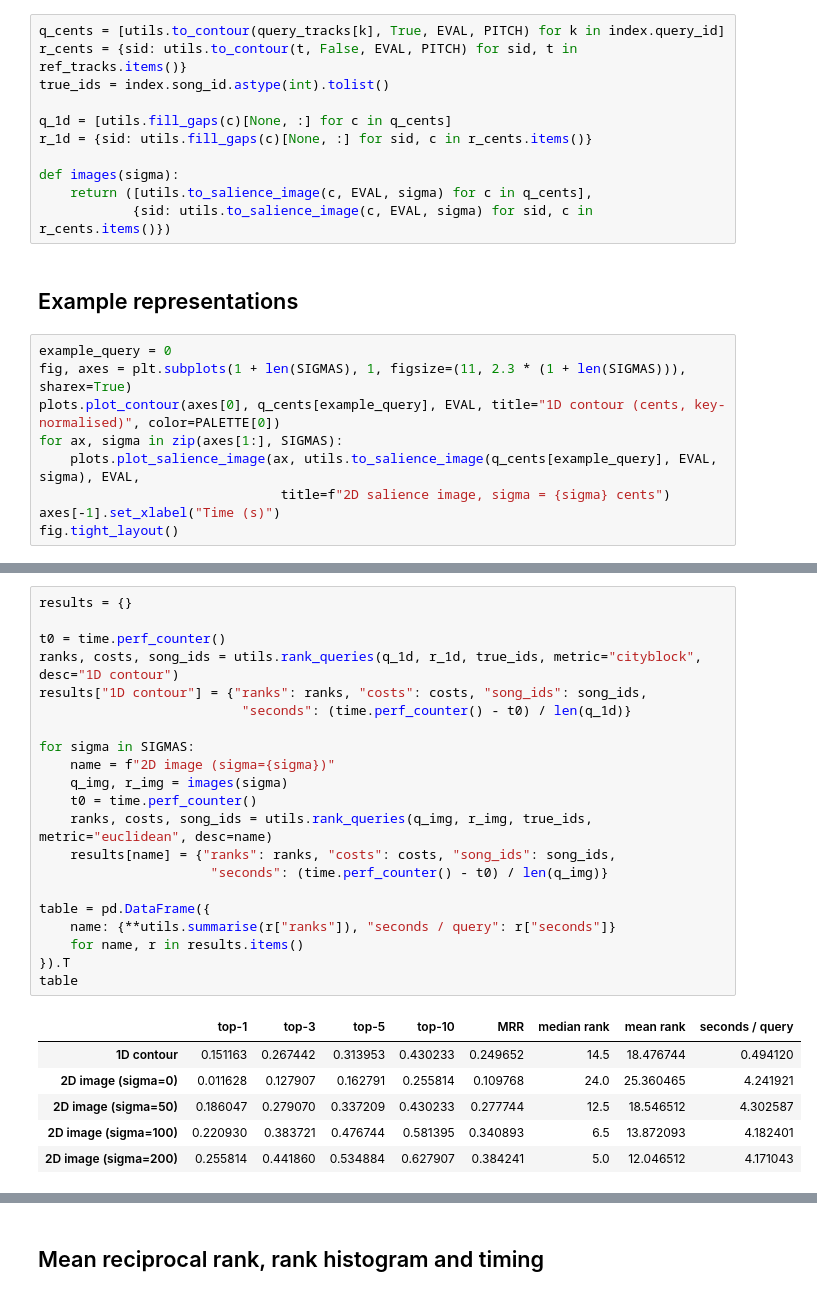
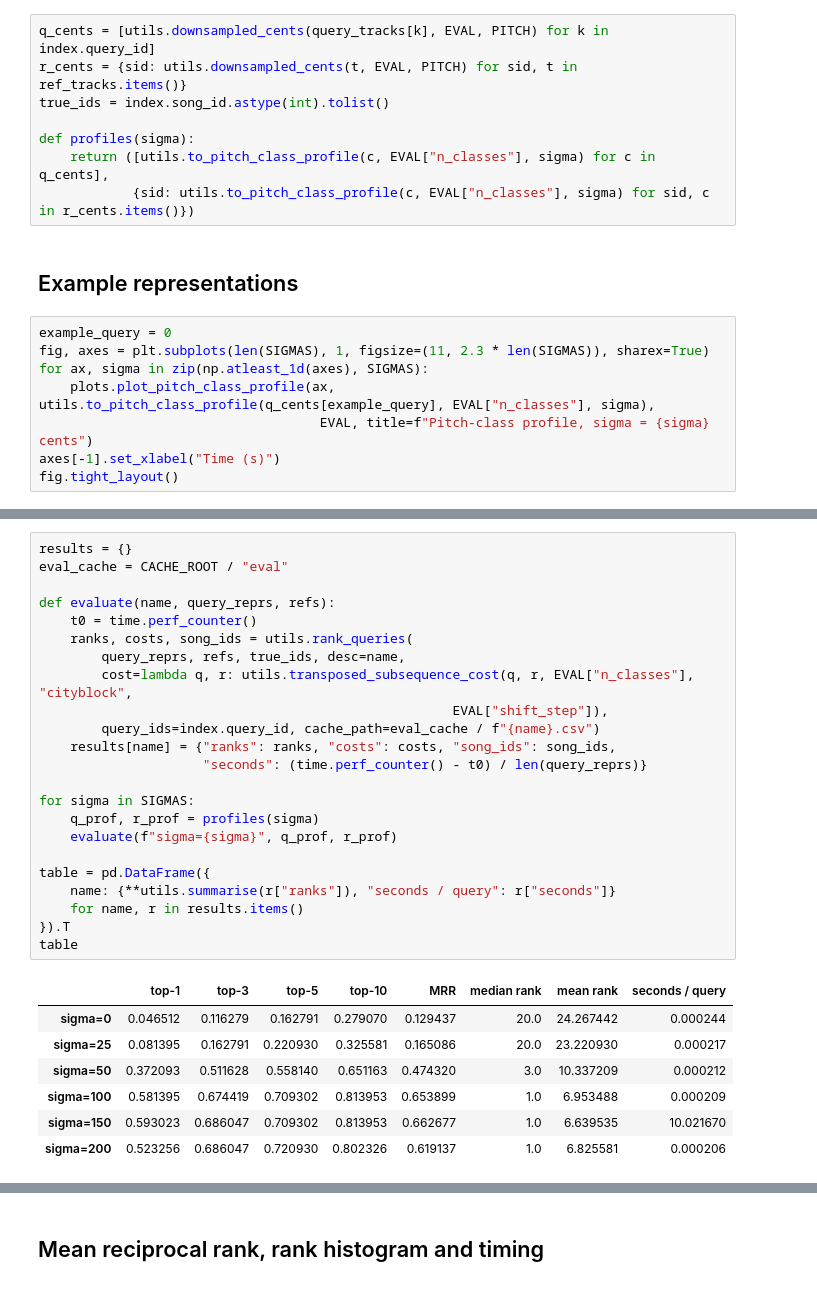
Before and after one commit to vivekvjyn/Strawberry-Fields, a Jupyter notebook: notebooks/evaluate.ipynb, the cells around one changed output, grey strips where cells are left out. Drawn from its saved outputs; the diff is of its cells as text.

```diff
--- a/notebooks/evaluate.ipynb
+++ b/notebooks/evaluate.ipynb
@@ -45,23 +47,19 @@ len(query_tracks), len(ref_tracks)
 # %%
-q_cents = [utils.to_contour(query_tracks[k], True, EVAL, PITCH) for k in index.query_id]
-r_cents = {sid: utils.to_contour(t, False, EVAL, PITCH) for sid, t in ref_tracks.items()}
+q_cents = [utils.downsampled_cents(query_tracks[k], EVAL, PITCH) for k in index.query_id]
+r_cents = {sid: utils.downsampled_cents(t, EVAL, PITCH) for sid, t in ref_tracks.items()}
 true_ids = index.song_id.astype(int).tolist()
 
-q_1d = [utils.fill_gaps(c)[None, :] for c in q_cents]
-r_1d = {sid: utils.fill_gaps(c)[None, :] for sid, c in r_cents.items()}
-
-def images(sigma):
-    return ([utils.to_salience_image(c, EVAL, sigma) for c in q_cents],
-            {sid: utils.to_salience_image(c, EVAL, sigma) for sid, c in r_cents.items()})
+def profiles(sigma):
+    return ([utils.to_pitch_class_profile(c, EVAL["n_classes"], sigma) for c in q_cents],
+            {sid: utils.to_pitch_class_profile(c, EVAL["n_classes"], sigma) for sid, c in r_cents.items()})
 # %% [markdown]
 ## Example representations
 # %%
 example_query = 0
-fig, axes = plt.subplots(1 + len(SIGMAS), 1, figsize=(11, 2.3 * (1 + len(SIGMAS))), sharex=True)
-plots.plot_contour(axes[0], q_cents[example_query], EVAL, title="1D contour (cents, key-normalised)", color=PALETTE[0])
-for ax, sigma in zip(axes[1:], SIGMAS):
-    plots.plot_salience_image(ax, utils.to_salience_image(q_cents[example_query], EVAL, sigma), EVAL,
-                               title=f"2D salience image, sigma = {sigma} cents")
+fig, axes = plt.subplots(len(SIGMAS), 1, figsize=(11, 2.3 * len(SIGMAS)), sharex=True)
+for ax, sigma in zip(np.atleast_1d(axes), SIGMAS):
+    plots.plot_pitch_class_profile(ax, utils.to_pitch_class_profile(q_cents[example_query], EVAL["n_classes"], sigma),
+                                    EVAL, title=f"Pitch-class profile, sigma = {sigma} cents")
 axes[-1].set_xlabel("Time (s)")
 fig.tight_layout()
 # %% [output]
@@ -71,30 +87,33 @@ fig.tight_layout()
 # %%
 results = {}
+eval_cache = CACHE_ROOT / "eval"
 
-t0 = time.perf_counter()
-ranks, costs, song_ids = utils.rank_queries(q_1d, r_1d, true_ids, metric="cityblock", desc="1D contour")
-results["1D contour"] = {"ranks": ranks, "costs": costs, "song_ids": song_ids,
-                          "seconds": (time.perf_counter() - t0) / len(q_1d)}
+def evaluate(name, query_reprs, refs):
+    t0 = time.perf_counter()
+    ranks, costs, song_ids = utils.rank_queries(
+        query_reprs, refs, true_ids, desc=name,
+        cost=lambda q, r: utils.transposed_subsequence_cost(q, r, EVAL["n_classes"], "cityblock",
+                                                     EVAL["shift_step"]),
+        query_ids=index.query_id, cache_path=eval_cache / f"{name}.csv")
+    results[name] = {"ranks": ranks, "costs": costs, "song_ids": song_ids,
+                     "seconds": (time.perf_counter() - t0) / len(query_reprs)}
 
 for sigma in SIGMAS:
-    name = f"2D image (sigma={sigma})"
-    q_img, r_img = images(sigma)
-    t0 = time.perf_counter()
-    ranks, costs, song_ids = utils.rank_queries(q_img, r_img, true_ids, metric="euclidean", desc=name)
-    results[name] = {"ranks": ranks, "costs": costs, "song_ids": song_ids,
-                      "seconds": (time.perf_counter() - t0) / len(q_img)}
+    q_prof, r_prof = profiles(sigma)
+    evaluate(f"sigma={sigma}", q_prof, r_prof)
 
 table = pd.DataFrame({
     name: {**utils.summarise(r["ranks"]), "seconds / query": r["seconds"]}
     for name, r in results.items()
 }).T
 table
 # %% [output]
 |  | top-1 | top-3 | top-5 | top-10 | MRR | median rank | mean rank | seconds / query |
-| 1D contour | 0.151163 | 0.267442 | 0.313953 | 0.430233 | 0.249652 | 14.5 | 18.476744 | 0.494120 |
-| 2D image (sigma=0) | 0.011628 | 0.127907 | 0.162791 | 0.255814 | 0.109768 | 24.0 | 25.360465 | 4.241921 |
-| 2D image (sigma=50) | 0.186047 | 0.279070 | 0.337209 | 0.430233 | 0.277744 | 12.5 | 18.546512 | 4.302587 |
-| 2D image (sigma=100) | 0.220930 | 0.383721 | 0.476744 | 0.581395 | 0.340893 | 6.5 | 13.872093 | 4.182401 |
-| 2D image (sigma=200) | 0.255814 | 0.441860 | 0.534884 | 0.627907 | 0.384241 | 5.0 | 12.046512 | 4.171043 |
+| sigma=0 | 0.046512 | 0.116279 | 0.162791 | 0.279070 | 0.129437 | 20.0 | 24.267442 | 0.000244 |
+| sigma=25 | 0.081395 | 0.162791 | 0.220930 | 0.325581 | 0.165086 | 20.0 | 23.220930 | 0.000217 |
+| sigma=50 | 0.372093 | 0.511628 | 0.558140 | 0.651163 | 0.474320 | 3.0 | 10.337209 | 0.000212 |
+| sigma=100 | 0.581395 | 0.674419 | 0.709302 | 0.813953 | 0.653899 | 1.0 | 6.953488 | 0.000209 |
+| sigma=150 | 0.593023 | 0.686047 | 0.709302 | 0.813953 | 0.662677 | 1.0 | 6.639535 | 10.021670 |
+| sigma=200 | 0.523256 | 0.686047 | 0.720930 | 0.802326 | 0.619137 | 1.0 | 6.825581 | 0.000206 |
 # %% [markdown]
 ## Top-k accuracy and cumulative accuracy
```
Also changed, not shown: parts of 14 cells of this notebook, 3 other files.
